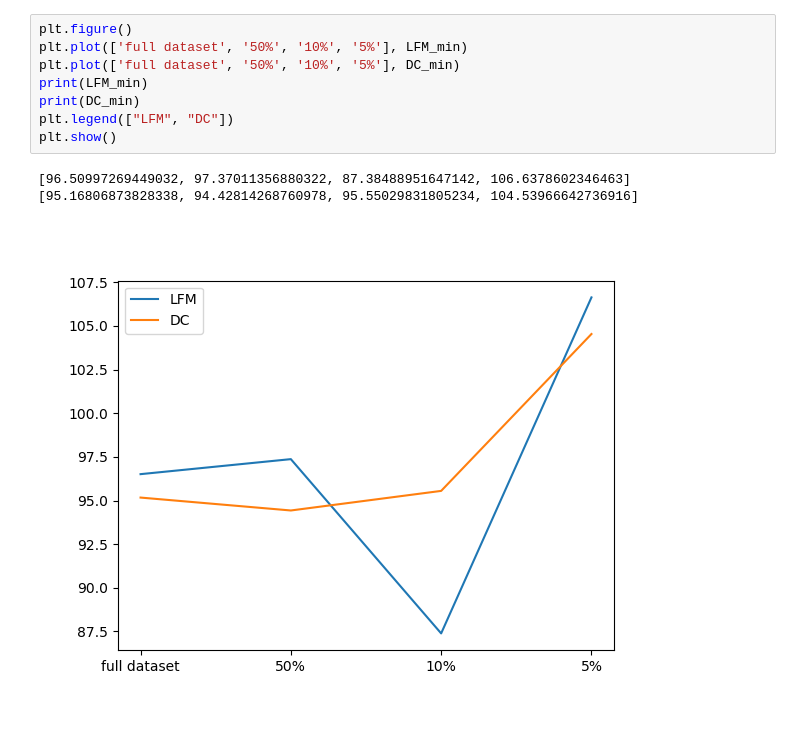
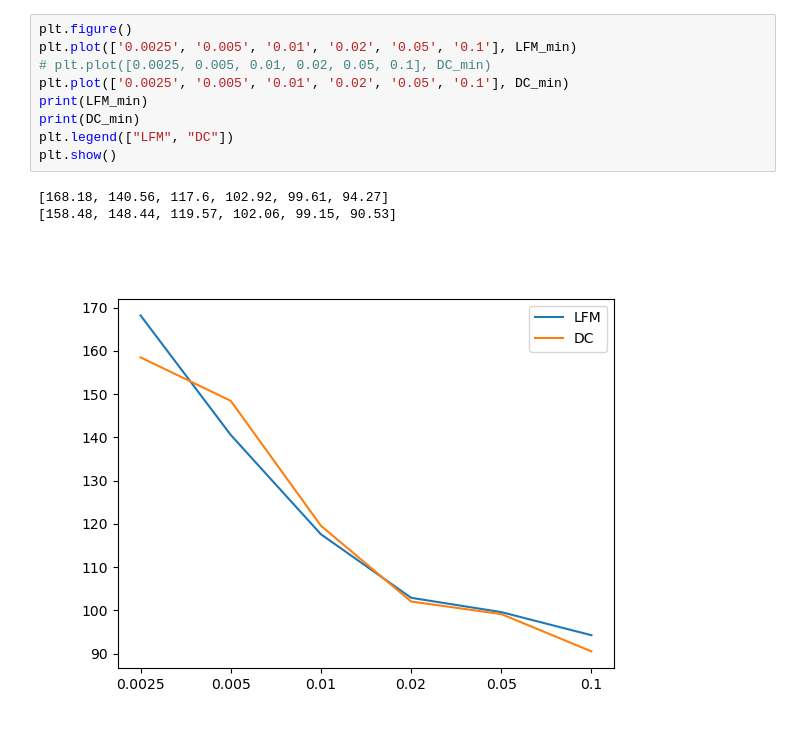
Before and after one commit to penway/LFM, a Jupyter notebook: src/conclusion.ipynb, the cells around one changed output. Drawn from its saved outputs; the diff is of its cells as text.

```diff
--- a/src/conclusion.ipynb
+++ b/src/conclusion.ipynb
@@ -37,12 +37,13 @@ plt.show()
-# %%
-plt.figure()
-plt.plot(['full dataset', '50%', '10%', '5%'], LFM_min)
-plt.plot(['full dataset', '50%', '10%', '5%'], DC_min)
-print(LFM_min)
-print(DC_min)
-plt.legend(["LFM", "DC"])
-plt.show()
-# %% [output]
-[96.50997269449032, 97.37011356880322, 87.38488951647142, 106.6378602346463]
-[95.16806873828338, 94.42814268760978, 95.55029831805234, 104.53966642736916]
-[figure, removed]
+# %%
+plt.figure()
+plt.plot(['0.0025', '0.005', '0.01', '0.02', '0.05', '0.1'], LFM_min)
+# plt.plot([0.0025, 0.005, 0.01, 0.02, 0.05, 0.1], DC_min)
+plt.plot(['0.0025', '0.005', '0.01', '0.02', '0.05', '0.1'], DC_min)
+print(LFM_min)
+print(DC_min)
+plt.legend(["LFM", "DC"])
+plt.show()
+# %% [output]
+[168.18, 140.56, 117.6, 102.92, 99.61, 94.27]
+[158.48, 148.44, 119.57, 102.06, 99.15, 90.53]
+[figure, added]
```
Also changed, not shown: parts of 7 cells of this notebook, 11 other files.
